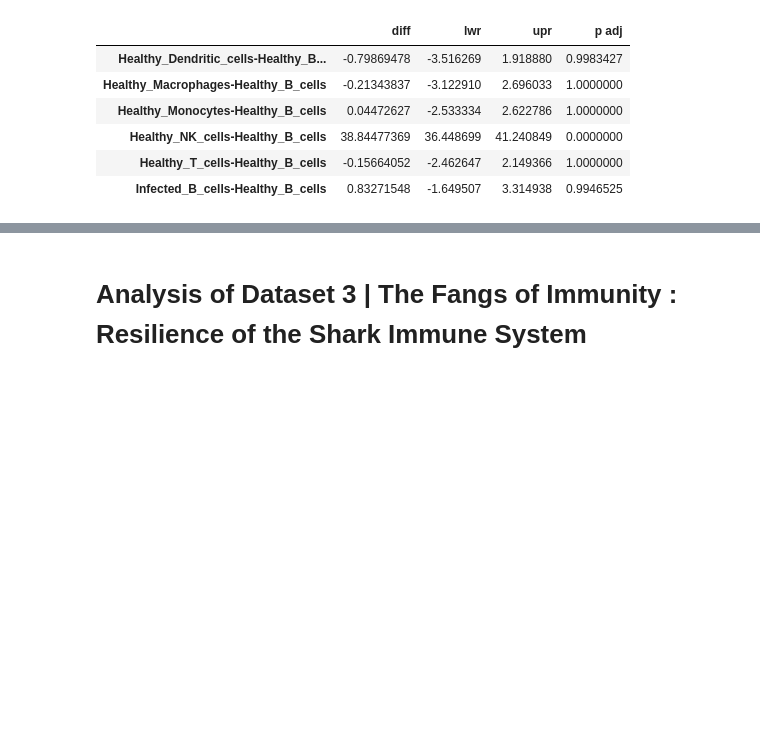
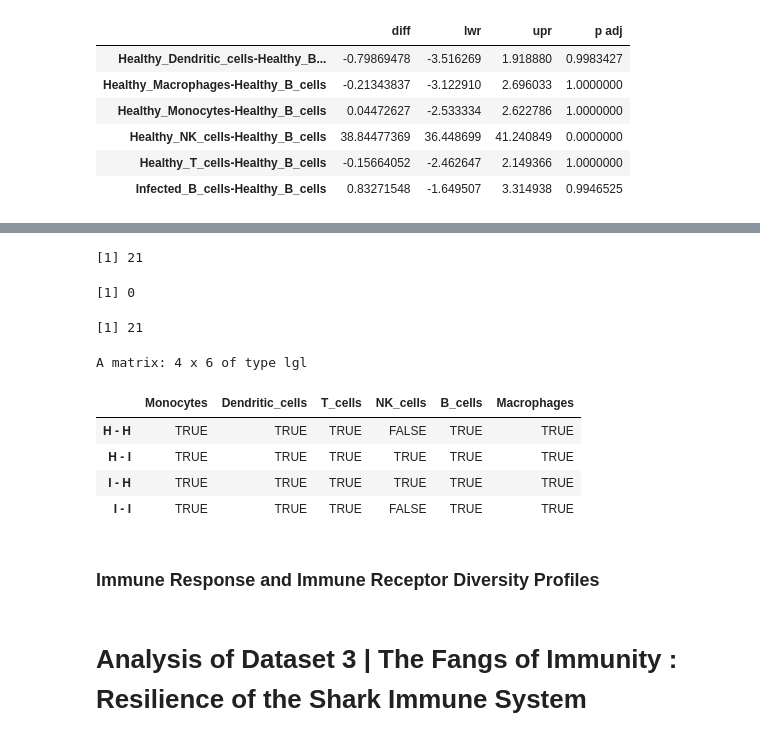
Before and after one commit to Ploenypp/bio-phys-inform_workbooks, a Jupyter notebook: biostats_project/aux_report.ipynb, the cells around one changed output, grey strips where cells are left out. Drawn from its saved outputs; the diff is of its cells as text; code cells hidden in the pictures; blank space fills up the shorter version.

```diff
--- a/biostats_project/aux_report.ipynb
+++ b/biostats_project/aux_report.ipynb
@@ -200,0 +163,40 @@ Infected_T_cells-Infected_NK_cells
+# %%
+not_NK = logical()
+has_NK = logical()
+for (p in pair_lst) {
+    ps = str_split_fixed(p, "-", 2)
+    a = str_split_fixed(ps[1], "_", 2)
+    b = str_split_fixed(ps[2], "_", 2)
+    if (a[2] != "NK_cells" && b[2] != "NK_cells") { not_NK = c(not_NK, TRUE) }
+    if (a[2] == "NK_cells" || b[2] == "NK_cells") { has_NK = c(has_NK, TRUE) }
+}
+length(pair_lst)
+length(chk_NK)
+length(has_NK)
+# %% [output]
+[1] 21
+[1] 0
+[1] 21
+# %%
+healthy_NK = list(); infected_NK = list()
+h = 1; i = 1
+
+for (p in pair_lst) {
+    ps = str_split_fixed(paste(p),"-",2)
+    if (ps[1] == "Healthy_NK_cells") {
+        healthy_NK[[h]] = ps[2]
+        h = h + 1
+    }
+    if (ps[2] == "Healthy_NK_cells") {
+        healthy_NK[[h]] = ps[1]
+        h = h + 1
+    }
+    if (ps[1] == "Infected_NK_cells") {
+        infected_NK[[i]] = ps[2]
+        i = i + 1
+    }
+    if (ps[2] == "Infected_NK_cells") {
+        infected_NK[[i]] = ps[1]
+        i = i + 1
+    }
+}
@@ -201,3 +248,34 @@ Infected_T_cells-Infected_NK_cells
+# %%
+partner_groups = list(healthy_NK_h, healthy_NK_i, infected_NK_h, infected_NK_i)
+
+cell_types = as.list(unique(sharks$immune_cell_type))
+
+res = logical()
+for (g in partner_groups) {
+    for (t in cell_types) {
+        res = c(res, t %in% g)
+    }
+}
+
+partner_matrix = matrix(
+    res,
+    nrow = 4,
+    ncol = 6,
+    byrow = TRUE
+)
+rownames(partner_matrix) = c("H - H", "H - I", "I - H", "I - I")
+colnames(partner_matrix) = cell_types
+
+partner_matrix
+# %% [output]
+A matrix: 4 x 6 of type lgl
+|  | Monocytes | Dendritic_cells | T_cells | NK_cells | B_cells | Macrophages |
+| H - H | TRUE | TRUE | TRUE | FALSE | TRUE | TRUE |
+| H - I | TRUE | TRUE | TRUE | TRUE | TRUE | TRUE |
+| I - H | TRUE | TRUE | TRUE | TRUE | TRUE | TRUE |
+| I - I | TRUE | TRUE | TRUE | FALSE | TRUE | TRUE |
+# %% [markdown]
+### Immune Response and Immune Receptor Diversity Profiles
 # %% [markdown]
 # Analysis of Dataset 3 | The Fangs of Immunity : Resilience of the Shark Immune System
 # %% [markdown]
```
Also changed, not shown: parts of 7 cells of this notebook.
